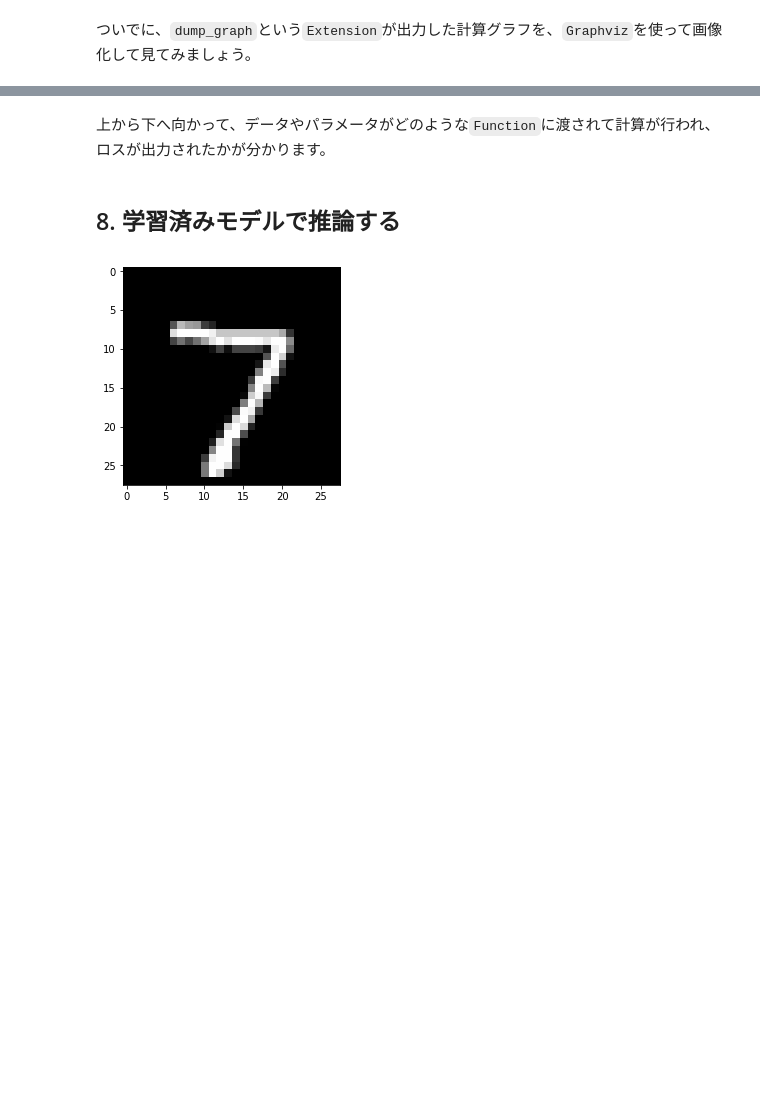
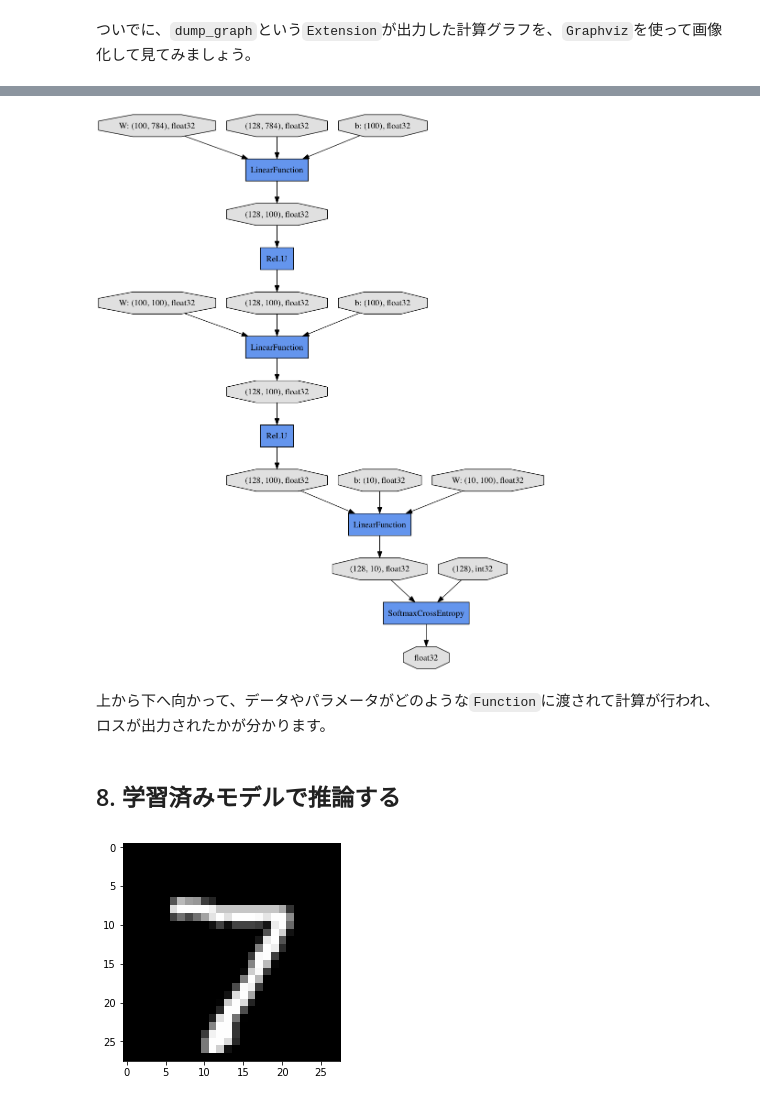
Before and after one commit to mitmul/chainer-handson, a Jupyter notebook: 2-Try-Trainer-class_ja.ipynb, the cells around one changed output, grey strips where cells are left out. Cells and saved outputs as stored; diff of their text form; code cells hidden in the pictures; blank space fills up the shorter version.

Commit message:
Add graphviz pic to 2J

```diff
--- a/2-Try-Trainer-class_ja.ipynb
+++ b/2-Try-Trainer-class_ja.ipynb
@@ -197,3 +193,7 @@ dot -Tpng mnist_result/cg.dot -o mnist_result/cg.png
+# %%
+Image(filename='mnist_result/cg.png')
+# %% [output]
+[figure, added]
 # %% [markdown]
 上から下へ向かって、データやパラメータがどのような`Function`に渡されて計算が行われ、ロスが出力されたかが分かります。
 # %% [markdown]
```
Also changed, not shown: parts of 5 cells of this notebook, 3 other files.
